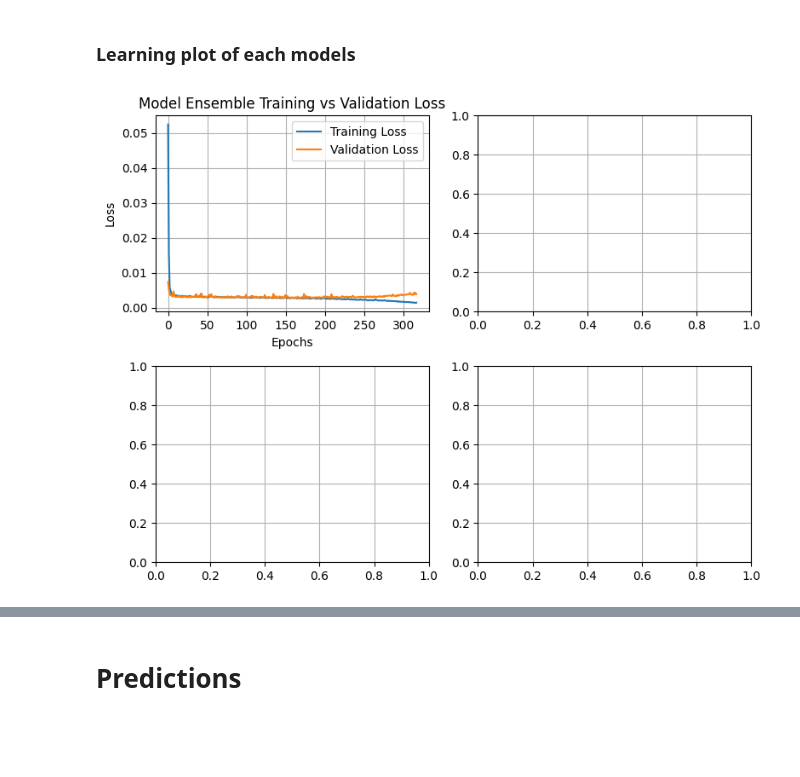
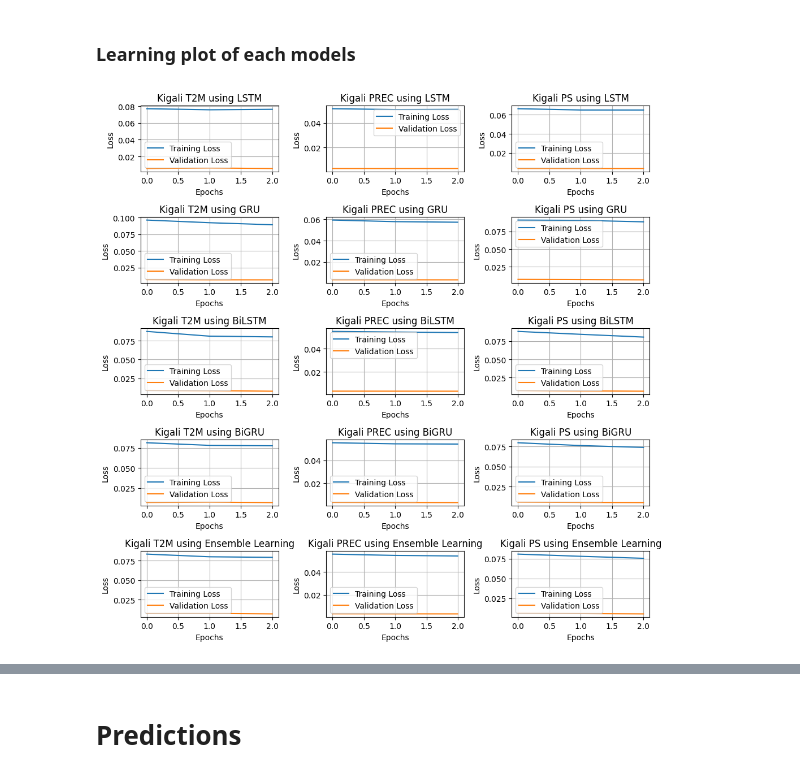
Before and after one commit to AngeClementAkazan/Deep-Learning-for-Weather-Prediction, a Jupyter notebook: notebooks/Temperature/LSTM_Temperature_Forecasting.ipynb, the cells around one changed output, grey strips where cells are left out. Drawn from its saved outputs; the diff is of its cells as text; code cells hidden in the pictures; blank space fills up the shorter version.

```diff
--- a/notebooks/Temperature/LSTM_Temperature_Forecasting.ipynb
+++ b/notebooks/Temperature/LSTM_Temperature_Forecasting.ipynb
@@ -681,23 +669,36 @@ Early stopping
 # %%
 # Assume these are your histories
 # all_history = [history_lstm, history_gru, history_bilstm, history_bigru]
-all_history=[history_ens]
-model_name=["Ensemble","LSTM","GRU","BiLSTM","BiGRU"]
+# all_history=[history_ens]
+data_name=["Kigali","Abidjan"]
+model_name=["LSTM","GRU","BiLSTM","BiGRU","Ensemble Learning"]
 # Create a figure and a set of subplots
-fig, axs = plt.subplots(2, 2, figsize=(8, 6))  # One subplot per model
-axs=axs.flatten()
+ # One subplot per model
+# axs=axs.flatten()
 # Loop through each history and corresponding axis
-for i, history in enumerate(all_history):
-    train_losses, val_losses, final_loss = history
-    axs[i].plot(train_losses, label='Training Loss')
-    axs[i].plot(val_losses, label='Validation Loss')
-    axs[i].set_title(f'Model {model_name[i]} Training vs Validation Loss')
-    axs[i].set_xlabel('Epochs')
-    axs[i].set_ylabel('Loss')
-    axs[i].legend()
+# for dt_idx in range(len(history_container)):
 
-# Adjust layout to prevent overlap
-plt.tight_layout()
-plt.show()
+def plot_L_curves(hist_per_data_Mdls,target_names,model_name,data_name:str):
+    # hist_per_data_Mdls=history_container[dt_idx]
+    fig, axs = plt.subplots(5,3, figsize=(10, 10))
+    for j, name in enumerate(target_names):
+        for i, history in enumerate(hist_per_data_Mdls):
+            train_losses, val_losses= hist_per_data_Mdls[i]
+            axs[i,j].plot(train_losses[:,j], label='Training Loss')
+            axs[i,j].plot(val_losses[:,j], label='Validation Loss')
+            axs[i,j].set_title(f'{data_name} {target_names[j]} using {model_name[i]}')
+            axs[i,j].set_xlabel('Epochs')
+            axs[i,j].set_ylabel('Loss')
+            axs[i,j].legend()
+    # Adjust layout to prevent overlap
+    plt.tight_layout()
+    plt.show()
+# dt_idx=0
+# hist_per_data_Mdls=history_container[dt_idx]
+# plot_L_curves(hist_per_data_Mdls,target_names,model_name,data_name[dt_idx])
-# %% [output]
-[figure, removed]
+# %%
+plot_L_curves(history_container[0],target_names,model_name,data_name[0])
+# history_container[1]
+# data_name[1]
+# %% [output]
+[figure, added]
```
Also changed, not shown: parts of 19 cells of this notebook.
